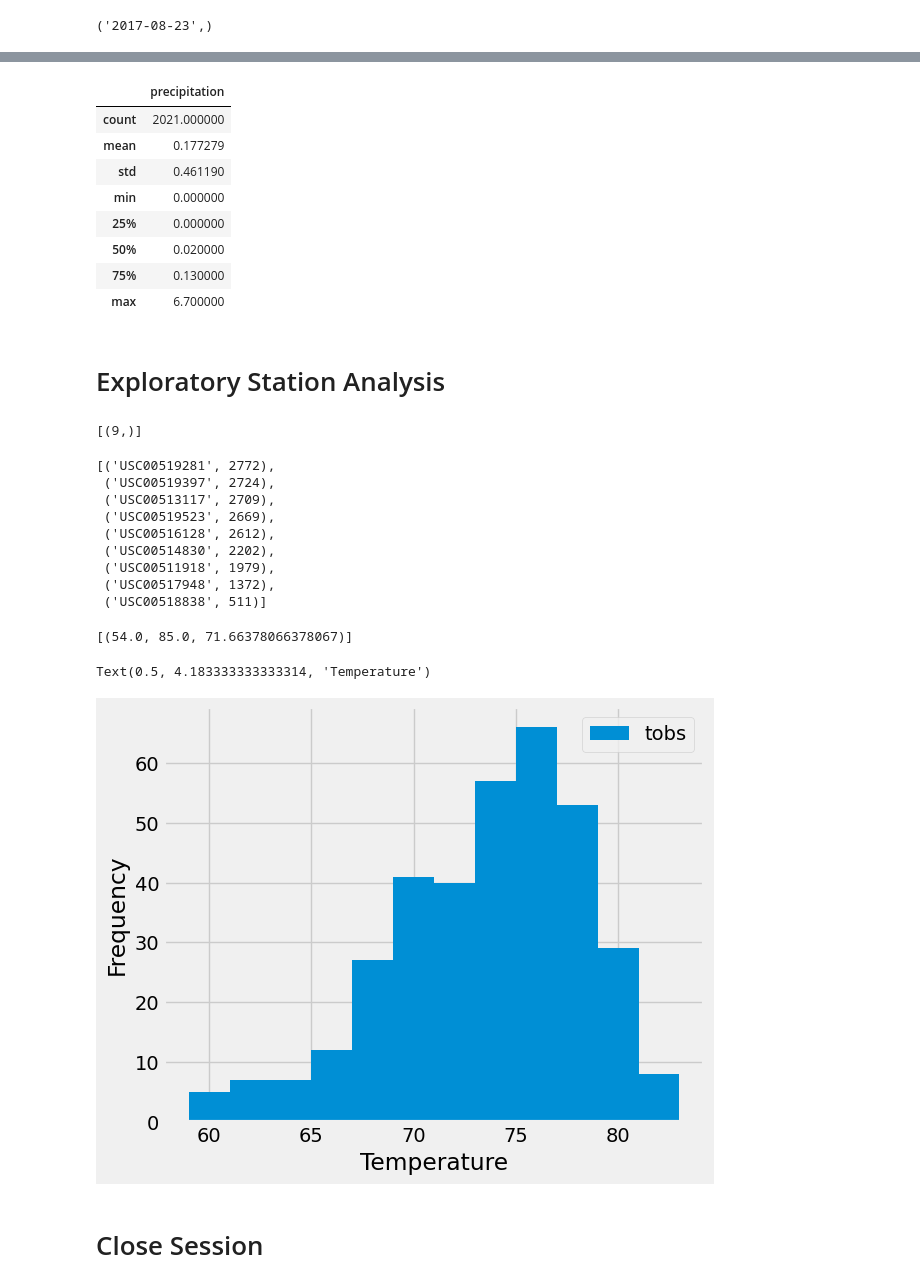
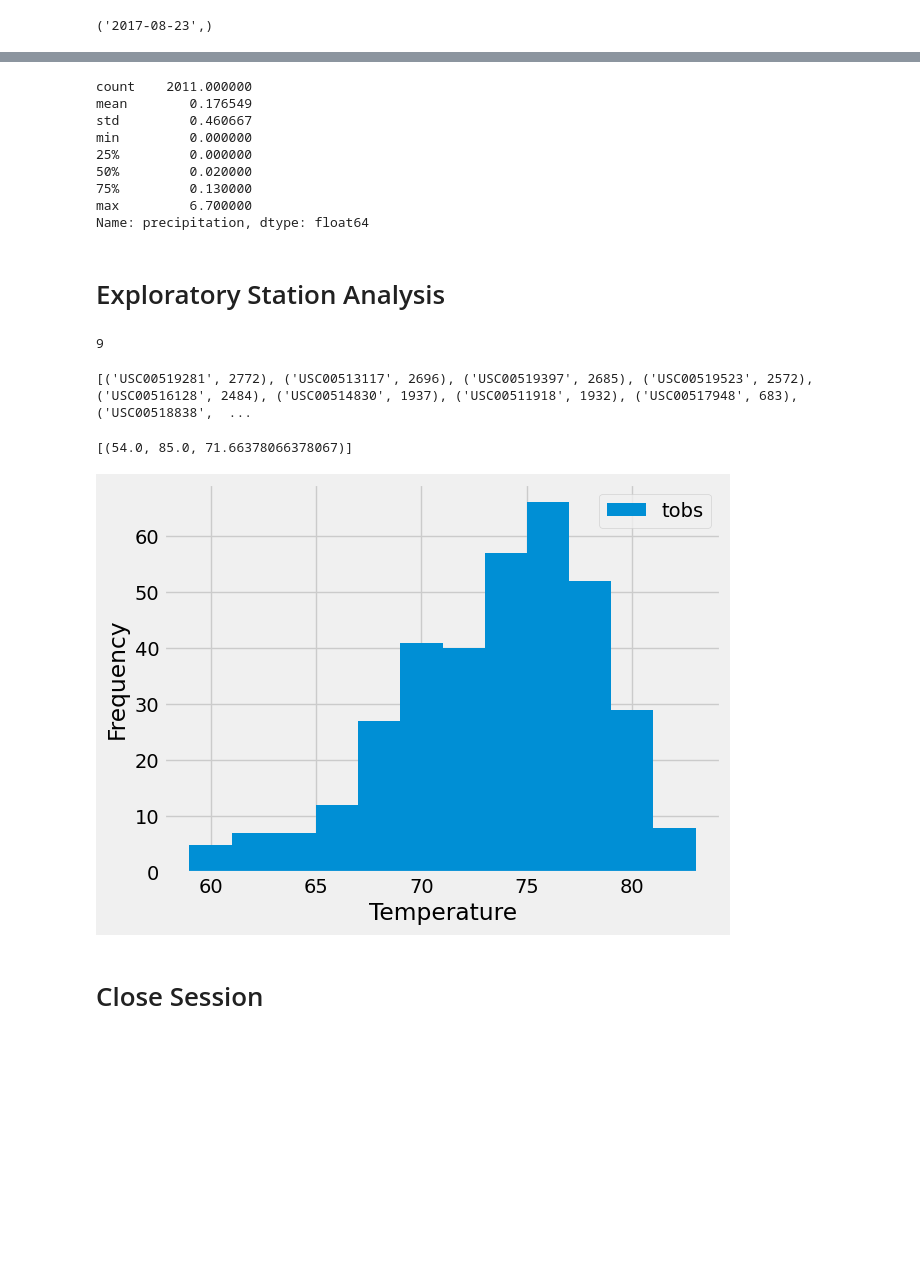
Before and after one commit to jlawrence16/sqlalchemy_challenge, a Jupyter notebook: climate.ipynb, the cells around one changed output, grey strips where cells are left out. Saved outputs shown, nothing was run; the diff lists cells and outputs as text; code cells hidden in the pictures; blank space fills up the shorter version.

```diff
--- a/climate.ipynb
+++ b/climate.ipynb
@@ -33,2 +38,3 @@ print(Base)
 # %%
 # Create our session (link) from Python to the DB
+session = Session(engine)
@@ -35,7 +74,10 @@ print(Base)
 # %% [markdown]
 # Exploratory Precipitation Analysis
 # %%
-# Find the most recent date in the data set.
+# Find the most recent date in the data set. ('2017-08-23',)
+
+recent_date = session.query(func.max(Measurement.date)).first()
+print(recent_date)
 # %% [output]
 ('2017-08-23',)
 # %%
@@ -61,44 +130,69 @@ Text(0, 0.5, 'Inches')
 # %%
 # Use Pandas to calculate the summary statistics for the precipitation data
+df['precipitation'].describe()
 # %% [output]
-|  | precipitation |
-| count | 2021.000000 |
-| mean | 0.177279 |
-| std | 0.461190 |
-| min | 0.000000 |
-| 25% | 0.000000 |
-| 50% | 0.020000 |
-| 75% | 0.130000 |
-| max | 6.700000 |
+count    2011.000000
+mean        0.176549
+std         0.460667
+min         0.000000
+25%         0.000000
+50%         0.020000
+75%         0.130000
+max         6.700000
+Name: precipitation, dtype: float64
 # %% [markdown]
 # Exploratory Station Analysis
 # %%
 # Design a query to calculate the total number of stations in the dataset
+station_count = session.query(Station).count()
+print(station_count)
 # %% [output]
-[(9,)]
+9
 # %%
 # Design a query to find the most active stations (i.e. which stations have the most rows?)
 # List the stations and their counts in descending order.
+
+active_station = session.query(Measurement.station, func.count(Measurement.prcp)).\
+                            group_by(Measurement.station).\
+                            order_by(func.count(Measurement.prcp).desc()).\
+                            all()
+
+print(active_station)
 # %% [output]
-[('USC00519281', 2772),
- ('USC00519397', 2724),
- ('USC00513117', 2709),
- ('USC00519523', 2669),
- ('USC00516128', 2612),
- ('USC00514830', 2202),
- ('USC00511918', 1979),
- ('USC00517948', 1372),
- ('USC00518838', 511)]
+[('USC00519281', 2772), ('USC00513117', 2696), ('USC00519397', 2685), ('USC00519523', 2572), ('USC00516128', 2484), ('USC00514830', 1937), ('USC00511918', 1932), ('USC00517948', 683), ('USC00518838',  ...
 # %%
 # Using the most active station id from the previous query, calculate the lowest, highest, and average temperature.
+# [(54.0, 85.0, 71.66378066378067)]
+
+most_active_id = active_station[0]
+most_active_id = most_active_id[0]
+
+
+temps_most_active = session.query(func.min(Measurement.tobs),
+                func.max(Measurement.tobs),
+                func.avg(Measurement.tobs)).\
+        filter(Measurement.station == most_active_id).all()
+
+print(temps_most_active)
 # %% [output]
 [(54.0, 85.0, 71.66378066378067)]
 # %%
 # Using the most active station id
 # Query the last 12 months of temperature observation data for this station and plot the results as a histogram
+
+
+df = pd.read_sql_query(sql = session.query(Measurement.tobs).\
+                filter(Measurement.station == most_active_id).\
+                filter(Measurement.date < recent_date).\
+                filter(Measurement.date > previous_year).statement, con = engine)
+
+df.hist(legend=True, bins=12)
+plt.ylabel('Frequency')
+plt.xlabel('Temperature')
+plt.title('')
+plt.show()
 # %% [output]
-Text(0.5, 4.183333333333314, 'Temperature')
-[figure, old version]
+[figure, new version]
 # %% [markdown]
 # Close Session
 # %%
```
Also changed, not shown: parts of 9 cells of this notebook, 1 other file.
